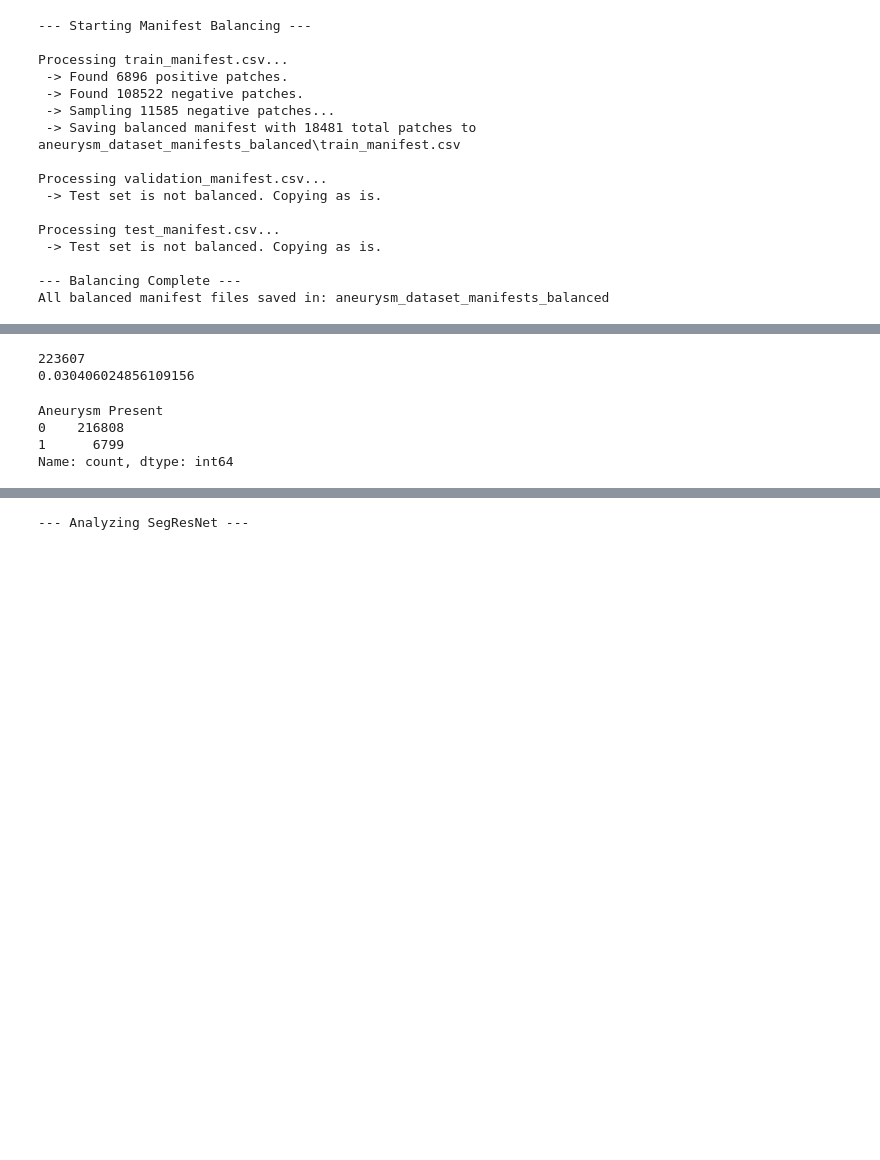
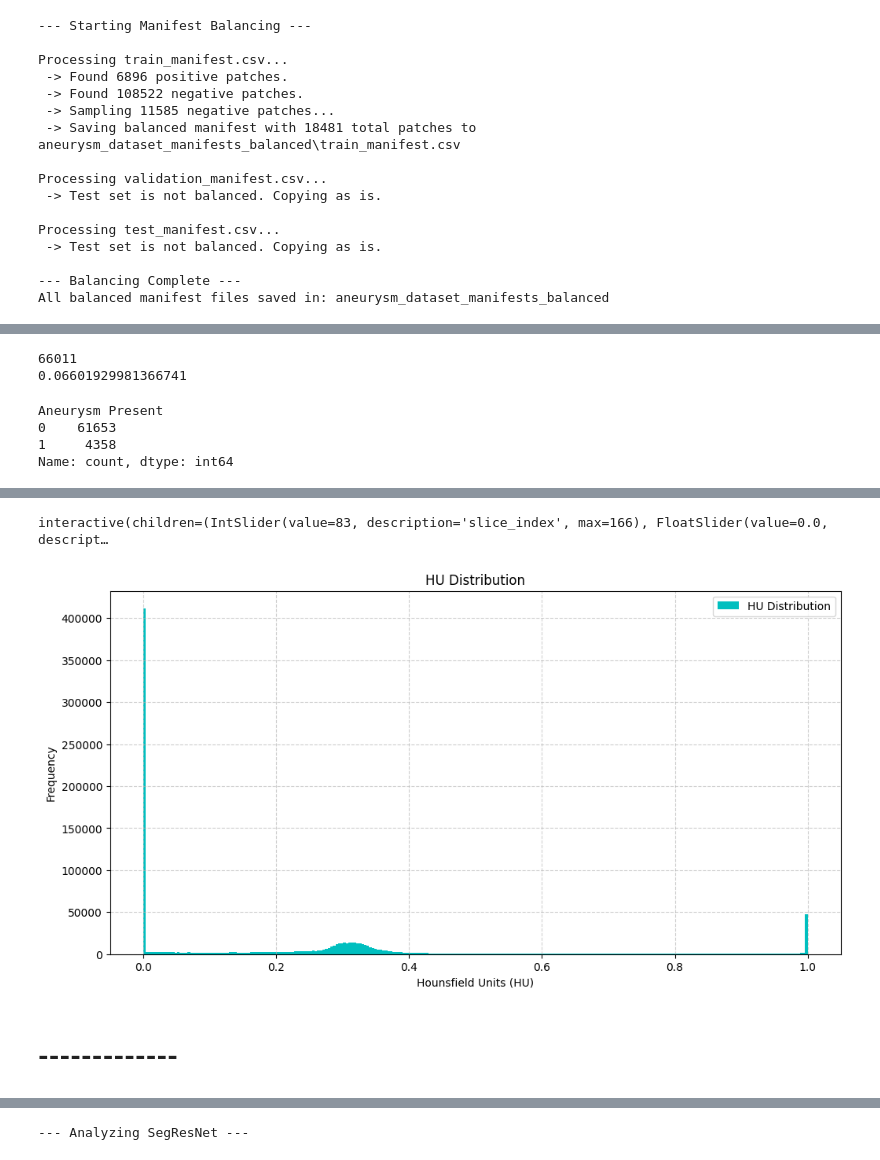
Before and after one commit to BhaveshSolanki32/Aneurysm_detection, a Jupyter notebook: train_data.ipynb, the cells around one changed output, grey strips where cells are left out. Drawn from its saved outputs; the diff is of its cells as text; code cells hidden in the pictures; blank space fills up the shorter version.

```diff
--- a/train_data.ipynb
+++ b/train_data.ipynb
@@ -400,13 +400,25 @@ Aneurysm Present
 Name: count, dtype: int64
 # %%
-validation_manif = pd.read_csv(r'aneurysm_dataset_manifests_padded\validation_manifest.csv')
+validation_manif = pd.read_csv(r'aneurysm_dataset_manifests\validation_manifest.csv')
 print(validation_manif['Aneurysm Present'].value_counts().sum())
 print(validation_manif['Aneurysm Present'].value_counts()[1]/validation_manif['Aneurysm Present'].value_counts().sum())
 validation_manif['Aneurysm Present'].value_counts()
 # %% [output]
-223607
-0.030406024856109156
+66011
+0.06601929981366741
 Aneurysm Present
-0    216808
-1      6799
+0    61653
+1     4358
 Name: count, dtype: int64
+# %%
+import os
+import matplotlib.pyplot as plt
+f= 'rsna-intracranial-aneurysm-detection\series'
+def disp_dist_3d(img_name,sof_tissue_range_hu: tuple = (-100,400),DEBUG_MODE=False):
+    img_path = os.path.join(f,img_name)
+    proc_img_np = preprocess_cta_scan(img_path,cta_hu_window=sof_tissue_range_hu,DEBUG_MODE=DEBUG_MODE)[0]
+    view_3d_volume(proc_img_np)
+    display_hu_distribution(proc_img_np)
+# %%
+disp_dist_3d(r'1.2.826.0.1.3680043.8.498.10077108087009955586144859725246456654')
+# %% [output]
@@ -413,3 +427,7 @@ Name: count, dtype: int64
+interactive(children=(IntSlider(value=83, description='slice_index', max=166), FloatSlider(value=0.0, descript…
+[figure, added]
+# %% [markdown]
+# -------------
 # %%
 # Save this as reconcile_localizations.py
 
```
Also changed, not shown: parts of 7 cells of this notebook, 4 other files.
